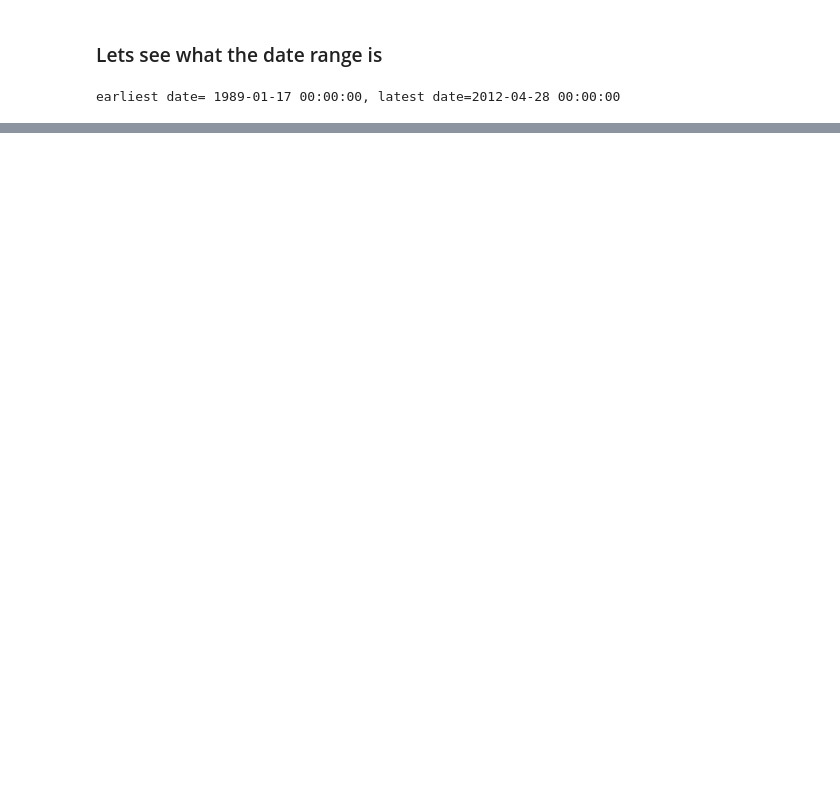
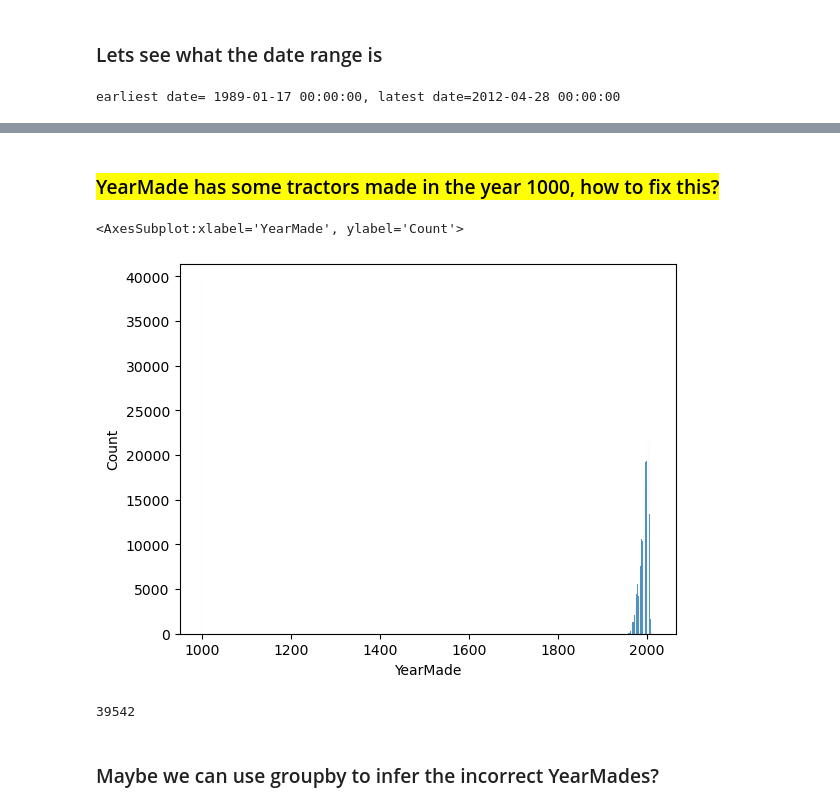
Before and after one commit to CNUClasses/DATA301_CODE, a Jupyter notebook: homework/bigiron.ipynb, the cells around one changed output, grey strips where cells are left out. Drawn from its saved outputs; the diff is of its cells as text; code cells hidden in the pictures; blank space fills up the shorter version.

```diff
--- a/homework/bigiron.ipynb
+++ b/homework/bigiron.ipynb
@@ -10,0 +12,28 @@ import numpy as np
+# %%
+import matplotlib.pyplot as plt
+import seaborn as sns
+
+import pandas as pd
+import numpy as np
+# Set max rows and columns displayed in jupyter
+pd.set_option("display.max_rows", 100)
+pd.set_option("display.max_columns", 100)
+
+#the following gives access to utils folder
+#where utils package stores shared code
+import os
+import sys
+PROJECT_ROOT = os.path.abspath(os.path.join(
+                  os.getcwd(),
+                  os.pardir)
+)
+
+#only add it once
+if (PROJECT_ROOT not in sys.path):
+    sys.path.append(PROJECT_ROOT)
+
+import utils as ut
+
+#want to use a subset of the data?
+use_latest=False
+latest_size=200000
@@ -19,7 +57,7 @@ import numpy as np
 # %% [markdown]
 # EDA
 # %%
-df=pd.read_csv('./data/TrainAndValid.csv', low_memory=False)
+df=pd.read_csv('./data/TrainAndValid.csv')
 print(df.shape)
 # %% [output]
 (412698, 53)
@@ -152,0 +79,6 @@ dtype: int64
+# %%
+df.sort_values(by=['saledate'], inplace=True)
+
+if(use_latest):
+    df=df[-latest_size:]
+len(df)
@@ -152,0 +89,5 @@ dtype: int64
+# %%
+dates=pd.DatetimeIndex(df.saledate)
+df['Time']=[(dates[i]-dates[0]).days for i in range(len(df))]
+
+# df[['saledate','Time']].head(20)
@@ -152,0 +144,15 @@ dtype: int64
+# %% [markdown]
+### <mark>YearMade has some tractors made in the year 1000, how to fix this?
+# %%
+sns.histplot(df,x='YearMade')
+# %% [output]
+<AxesSubplot:xlabel='YearMade', ylabel='Count'>
+[figure, added]
+# %%
+#how many made before 1950?
+n=df.loc[df.YearMade<1950]
+n.shape[0]
+# %% [output]
+39542
+# %% [markdown]
+### Maybe we can use groupby to infer the incorrect YearMades?
```
Also changed, not shown: parts of 76 cells of this notebook, 1 other file.
